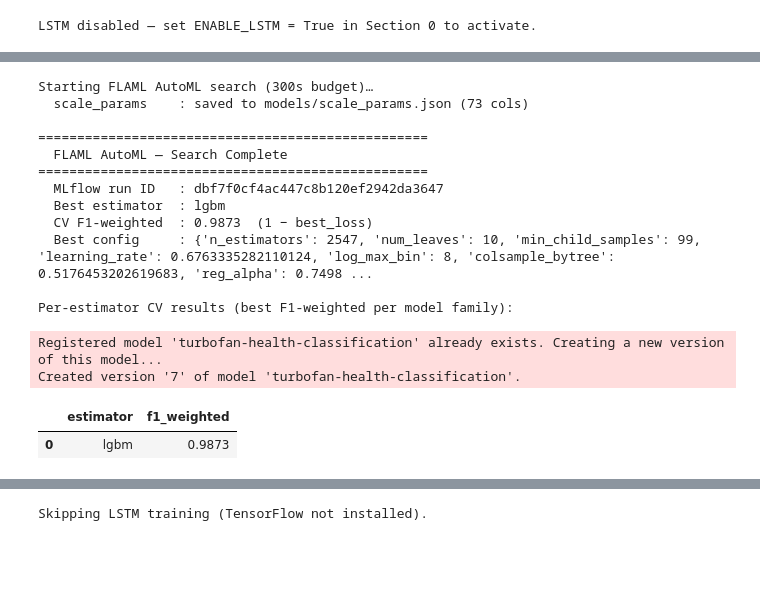
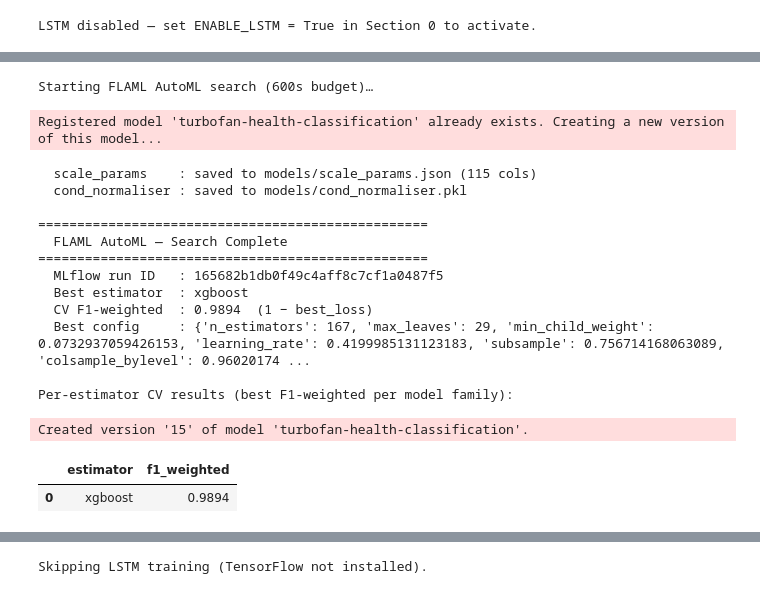
Before and after one commit to Dingding1996/predictive-maintenance-rul, a Jupyter notebook: PredictiveMaintenance_Training.ipynb, the cells around one changed output, grey strips where cells are left out. Drawn from its saved outputs; the diff is of its cells as text; code cells hidden in the pictures; blank space fills up the shorter version.

```diff
--- a/PredictiveMaintenance_Training.ipynb
+++ b/PredictiveMaintenance_Training.ipynb
@@ -184,3 +193,15 @@ Columns           : 27
 | 208 | 1002 | 17 | 0.0003 | -0.0001 | 100.0 | 518.67 | 642.43 | 1583.58 | ... |
 | 209 | 1002 | 18 | 0.0014 | 0.0001 | 100.0 | 518.67 | 641.95 | 1588.43 | ... |
 10 rows × 27 columns
+# %%
+# --- 1c. Load raw test data (official held-out split) ---
+# The C-MAPSS dataset ships with a predefined engine-level train/test partition:
+#   train_FD00X.txt  — complete run-to-failure trajectories (labels derived from last cycle)
+#   test_FD00X.txt   — truncated trajectories of unseen engines (never failed in the file)
+#   RUL_FD00X.txt    — ground-truth RUL at the last observed cycle for each test engine
+#
+# We load the test files here and attach labels in Section 3 after RUL computation.
+df_raw_test = load_all_fds(data_dir, fds=FD_IDS, split="test")
+print(f"Raw test rows    : {len(df_raw_test):,}")
+print(f"Test engines     : {df_raw_test['unit_nr'].nunique()}")
+display(df_raw_test.groupby("fd_id")["unit_nr"].nunique().rename("test_engines").to_frame())
@@ -572,51 +797,59 @@ prohibitive; we monitor `val_loss` across epochs instead.
 # %%
 # =========================================================
 # 5. Cross-Validation & Model Selection
 # =========================================================
 
 # --- 5a. FLAML AutoML — search + MLflow logging ---
-# run_automl_with_mlflow wraps the full FLAML search inside a single MLflow run.
-# extra_params logs all Section 0 constants for complete reproducibility.
+# Balanced sample weights penalise minority-class misclassifications directly
+# in the tree split criterion, complementing the F1-weighted metric optimisation.
+# Note: FLAML does not support sample_weight + groups simultaneously in this
+# version — GroupKFold is run separately in Section 5b as a diagnostic.
+sample_weights = compute_sample_weight("balanced", y_train)
+unit_nr_train  = df_train_scaled["unit_nr"].values
+
 print(f"Starting FLAML AutoML search ({AUTOML_TIME_BUDGET}s budget)…")
 
 automl, cv_results = run_automl_with_mlflow(
     X_train, y_train,
     time_budget      = AUTOML_TIME_BUDGET,
     metric           = AUTOML_METRIC,
     experiment_name  = MLFLOW_EXPERIMENT,
     tracking_uri     = MLFLOW_TRACKING_URI,
     extra_params     = {
-        "fd_ids":           str(FD_IDS),
-        "window_size":      WINDOW_SIZE,
-        "n_features":       len(feature_cols),
-        "rul_cap":          RUL_CAP_VAL,
-        "rul_healthy_thr":  RUL_HEALTHY_VAL,
-        "rul_critical_thr": RUL_CRITICAL_VAL,
-        "test_size":        TEST_SIZE,
+        "fd_ids":             str(FD_IDS),
+        "window_size":        WINDOW_SIZE,
+        "long_window_size":   LONG_WINDOW_SIZE,
+        "n_features":         len(feature_cols),
+        "n_op_clusters":      N_OP_CLUSTERS,
+        "rul_cap":            RUL_CAP_VAL,
+        "rul_healthy_thr":    RUL_HEALTHY_VAL,
+        "rul_critical_thr":   RUL_CRITICAL_VAL,
     },
-    random_state = RANDOM_STATE,
-    scale_params = scale_params,   # saves models/scale_params.json for /predict_raw API endpoint
+    random_state     = RANDOM_STATE,
+    scale_params     = scale_params,
+    cond_normaliser  = (cond_kmeans, cond_stats),
+    sample_weight    = sample_weights,
 )
 
-# Assign to best_pipeline to follow portfolio variable-name convention
 best_pipeline = automl
 
 print("\nPer-estimator CV results (best F1-weighted per model family):")
 display(cv_results)
 # %% [output]
-Starting FLAML AutoML search (300s budget)…
-  scale_params    : saved to models/scale_params.json (73 cols)
-
-==================================================
-  FLAML AutoML — Search Complete
-==================================================
-  MLflow run ID   : dbf7f0cf4ac447c8b120ef2942da3647
-  Best estimator  : lgbm
-  CV F1-weighted  : 0.9873  (1 − best_loss)
-  Best config     : {'n_estimators': 2547, 'num_leaves': 10, 'min_child_samples': 99, 'learning_rate': 0.6763335282110124, 'log_max_bin': 8, 'colsample_bytree': 0.5176453202619683, 'reg_alpha': 0.7498 ...
-
-Per-estimator CV results (best F1-weighted per model family):
+Starting FLAML AutoML search (600s budget)…
 Registered model 'turbofan-health-classification' already exists. Creating a new version of this model...
-Created version '7' of model 'turbofan-health-classification'.
+  scale_params    : saved to models/scale_params.json (115 cols)
+  cond_normaliser : saved to models/cond_normaliser.pkl
+
+==================================================
+  FLAML AutoML — Search Complete
+==================================================
+  MLflow run ID   : 165682b1db0f49c4aff8c7cf1a0487f5
+  Best estimator  : xgboost
+  CV F1-weighted  : 0.9894  (1 − best_loss)
+  Best config     : {'n_estimators': 167, 'max_leaves': 29, 'min_child_weight': 0.0732937059426153, 'learning_rate': 0.4199985131123183, 'subsample': 0.756714168063089, 'colsample_bylevel': 0.96020174 ...
+
+Per-estimator CV results (best F1-weighted per model family):
+Created version '15' of model 'turbofan-health-classification'.
 |  | estimator | f1_weighted |
-| 0 | lgbm | 0.9873 |
+| 0 | xgboost | 0.9894 |
```
Also changed, not shown: parts of 33 cells of this notebook, 8 other files.
